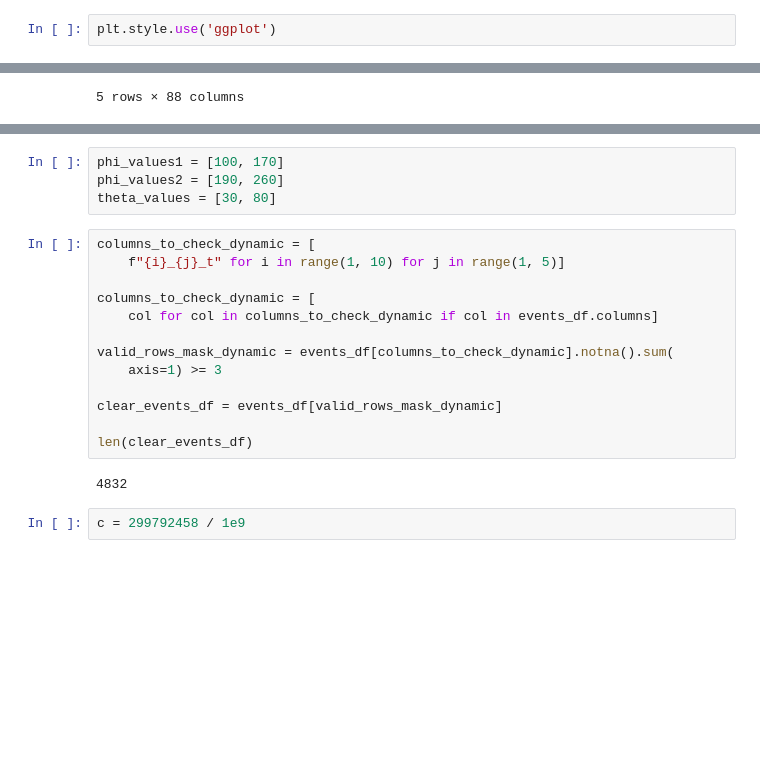
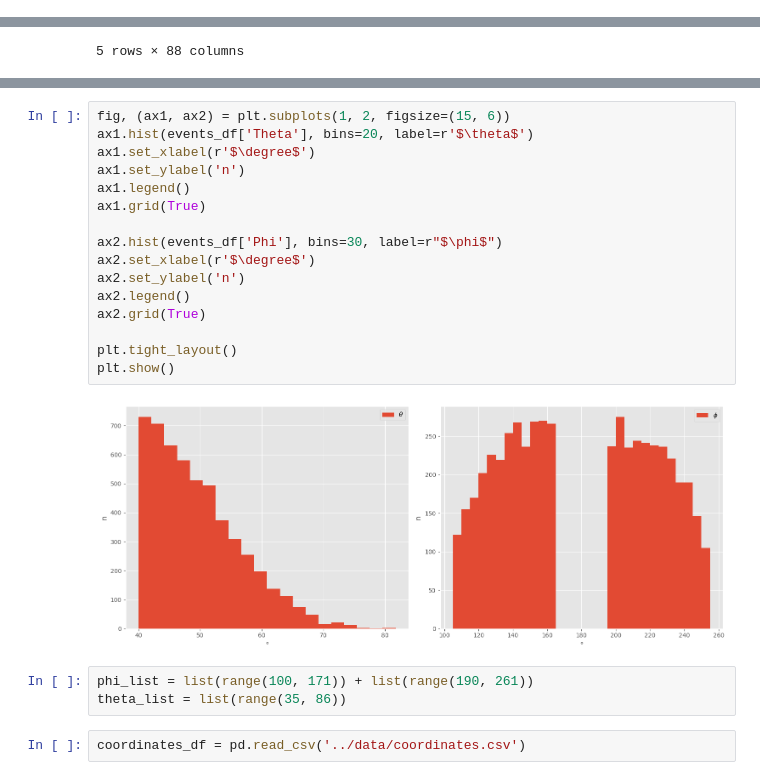
Before and after one commit to matalhim/EAS, a Jupyter notebook: direction/eas_direction.ipynb, the cells around one changed output, grey strips where cells are left out. Cells and saved outputs as stored; diff of their text form; blank space fills up the shorter version.

Commit message:
new file:   data/clusters_synthetic_dataset.csv 	new file:   data/my_dataset.csv 	new file:   data/synthetic_dataset.csv 	modified:   direction/eas_direction.ipynb 	new file:   direction/nn.ipynb

```diff
--- a/direction/eas_direction.ipynb
+++ b/direction/eas_direction.ipynb
@@ -9,2 +17,0 @@ from tqdm.notebook import tqdm
-# %%
-plt.style.use('ggplot')
@@ -100,21 +29,23 @@ plt.show()
-# %%
-phi_values1 = [100, 170]
-phi_values2 = [190, 260]
-theta_values = [30, 80]
-# %%
-columns_to_check_dynamic = [
-    f"{i}_{j}_t" for i in range(1, 10) for j in range(1, 5)]
-
-columns_to_check_dynamic = [
-    col for col in columns_to_check_dynamic if col in events_df.columns]
-
-valid_rows_mask_dynamic = events_df[columns_to_check_dynamic].notna().sum(
-    axis=1) >= 3
-
-clear_events_df = events_df[valid_rows_mask_dynamic]
-
-len(clear_events_df)
-# %% [output]
-4832
-# %%
-c = 299792458 / 1e9
+# %%
+fig, (ax1, ax2) = plt.subplots(1, 2, figsize=(15, 6))
+ax1.hist(events_df['Theta'], bins=20, label=r'$\theta$')
+ax1.set_xlabel(r'$\degree$')
+ax1.set_ylabel('n')
+ax1.legend()
+ax1.grid(True)
+
+ax2.hist(events_df['Phi'], bins=30, label=r"$\phi$")
+ax2.set_xlabel(r'$\degree$')
+ax2.set_ylabel('n')
+ax2.legend()
+ax2.grid(True)
+
+plt.tight_layout()
+plt.show()
+# %% [output]
+[figure, added]
+# %%
+phi_list = list(range(100, 171)) + list(range(190, 261))
+theta_list = list(range(35, 86))
+# %%
+coordinates_df = pd.read_csv('../data/coordinates.csv')
```
Also changed, not shown: parts of 43 cells of this notebook, 4 other files.
